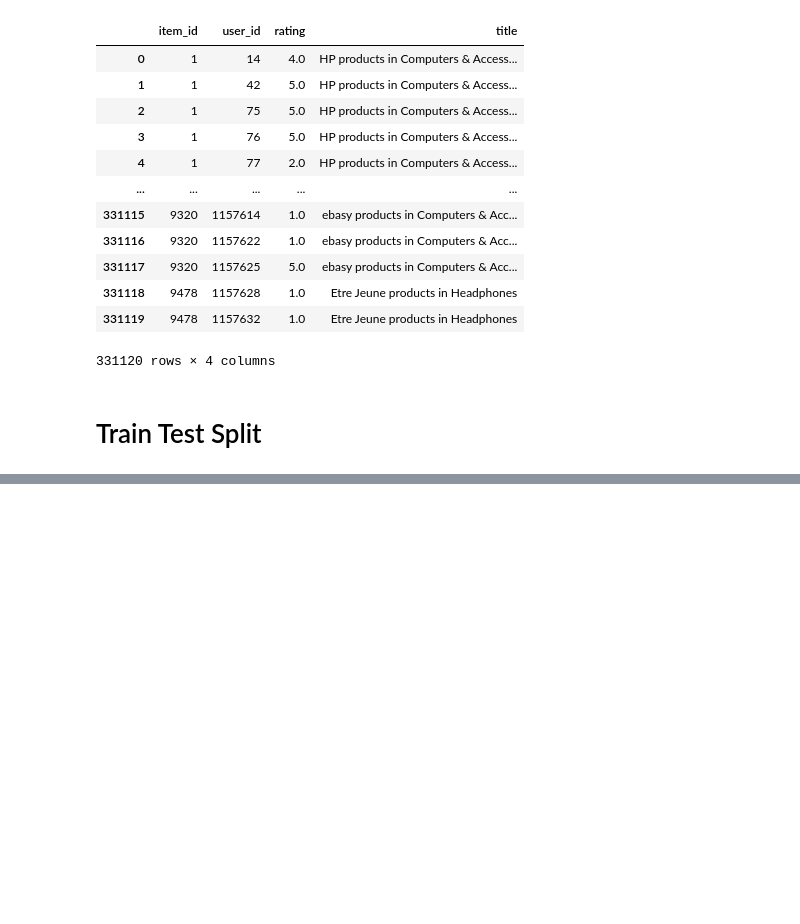
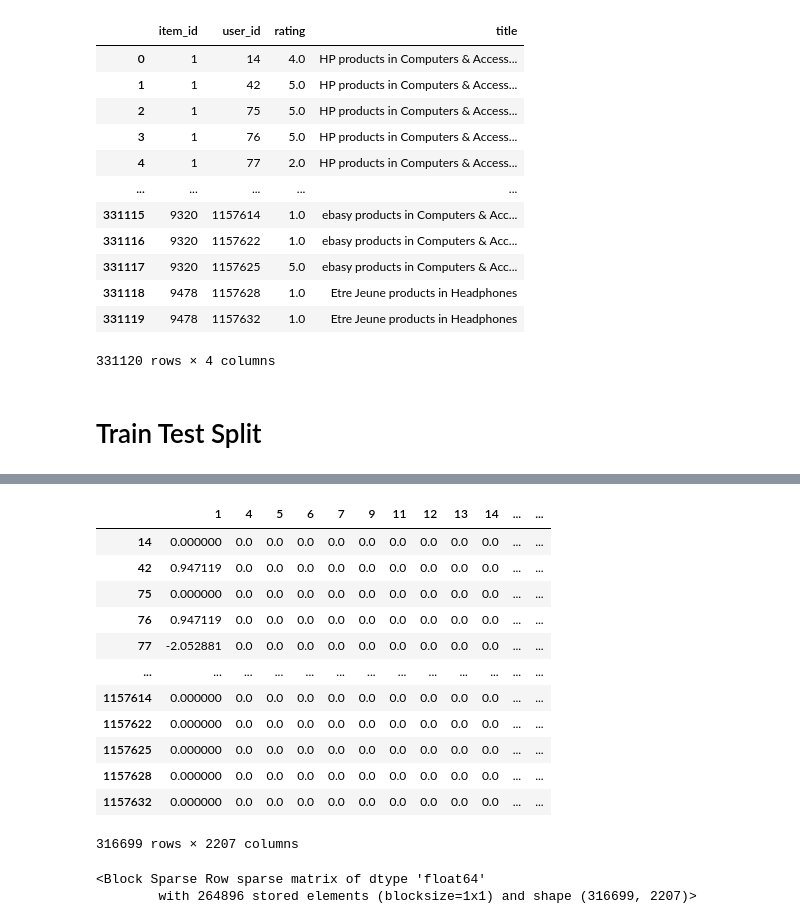
Before and after one commit to bkusuma/recommendation-systems-project, a Jupyter notebook: notebooks/recommendation-systems-project.ipynb, the cells around one changed output, grey strips where cells are left out. Drawn from its saved outputs; the diff is of its cells as text; code cells hidden in the pictures; blank space fills up the shorter version.

```diff
--- a/notebooks/recommendation-systems-project.ipynb
+++ b/notebooks/recommendation-systems-project.ipynb
@@ -108,10 +139,29 @@ train_demeaned.isna().sum().sum()
 # %%
-train_demeaned = train_demeaned.astype(float)
-train_demeaned
+train_ratings = train_ratings.astype(float)
+train_ratings
+# %% [output]
+|  | 1 | 4 | 5 | 6 | 7 | 9 | 11 | 12 | 13 | 14 | ... | ... |
+| 14 | 0.000000 | 0.0 | 0.0 | 0.0 | 0.0 | 0.0 | 0.0 | 0.0 | 0.0 | 0.0 | ... | ... |
+| 42 | 0.947119 | 0.0 | 0.0 | 0.0 | 0.0 | 0.0 | 0.0 | 0.0 | 0.0 | 0.0 | ... | ... |
+| 75 | 0.000000 | 0.0 | 0.0 | 0.0 | 0.0 | 0.0 | 0.0 | 0.0 | 0.0 | 0.0 | ... | ... |
+| 76 | 0.947119 | 0.0 | 0.0 | 0.0 | 0.0 | 0.0 | 0.0 | 0.0 | 0.0 | 0.0 | ... | ... |
+| 77 | -2.052881 | 0.0 | 0.0 | 0.0 | 0.0 | 0.0 | 0.0 | 0.0 | 0.0 | 0.0 | ... | ... |
+| ... | ... | ... | ... | ... | ... | ... | ... | ... | ... | ... | ... | ... |
+| 1157614 | 0.000000 | 0.0 | 0.0 | 0.0 | 0.0 | 0.0 | 0.0 | 0.0 | 0.0 | 0.0 | ... | ... |
+| 1157622 | 0.000000 | 0.0 | 0.0 | 0.0 | 0.0 | 0.0 | 0.0 | 0.0 | 0.0 | 0.0 | ... | ... |
+| 1157625 | 0.000000 | 0.0 | 0.0 | 0.0 | 0.0 | 0.0 | 0.0 | 0.0 | 0.0 | 0.0 | ... | ... |
+| 1157628 | 0.000000 | 0.0 | 0.0 | 0.0 | 0.0 | 0.0 | 0.0 | 0.0 | 0.0 | 0.0 | ... | ... |
+| 1157632 | 0.000000 | 0.0 | 0.0 | 0.0 | 0.0 | 0.0 | 0.0 | 0.0 | 0.0 | 0.0 | ... | ... |
+316699 rows × 2207 columns
 # %%
 from scipy.sparse import dia_matrix, csr_matrix, csc_matrix, coo_matrix, bsr_matrix
 # %%
-train_np = train_demeaned.to_numpy()
-train_sparse = bsr_matrix(train_np)
-train_sparse
+train_np = train_ratings.to_numpy()
+train_np = bsr_matrix(train_np)
+
+# train_sparse = train_demeaned.astype(pd.SparseDtype("float", np.nan))
+train_np
+# %% [output]
+<Block Sparse Row sparse matrix of dtype 'float64'
+        with 264896 stored elements (blocksize=1x1) and shape (316699, 2207)>
 # %%
```
Also changed, not shown: parts of 24 cells of this notebook, 4 other files.
